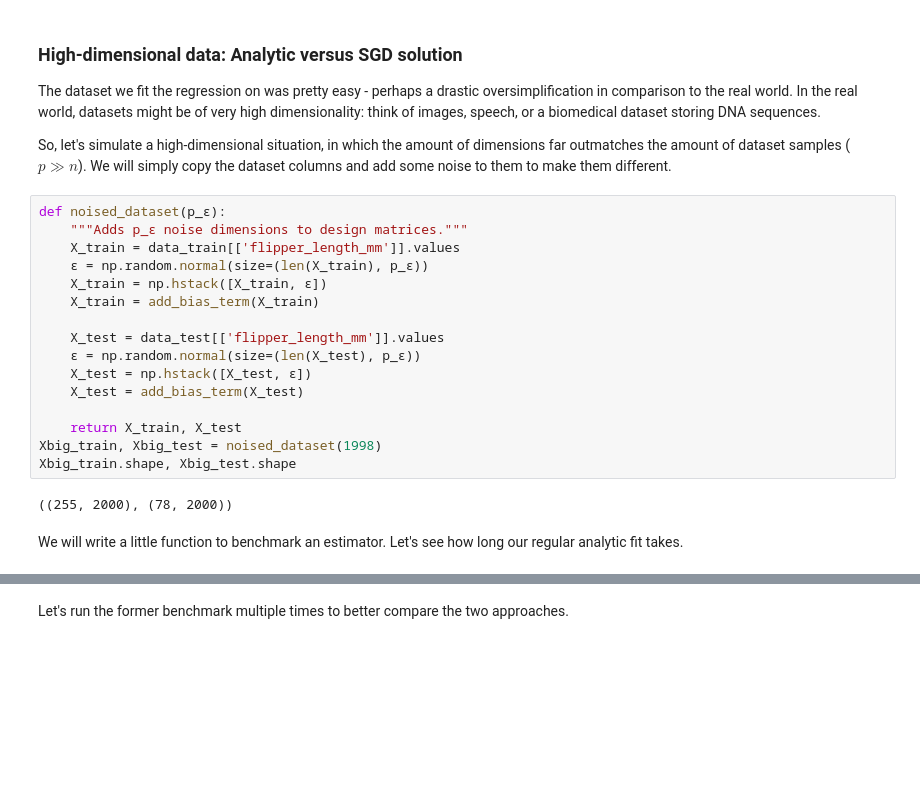
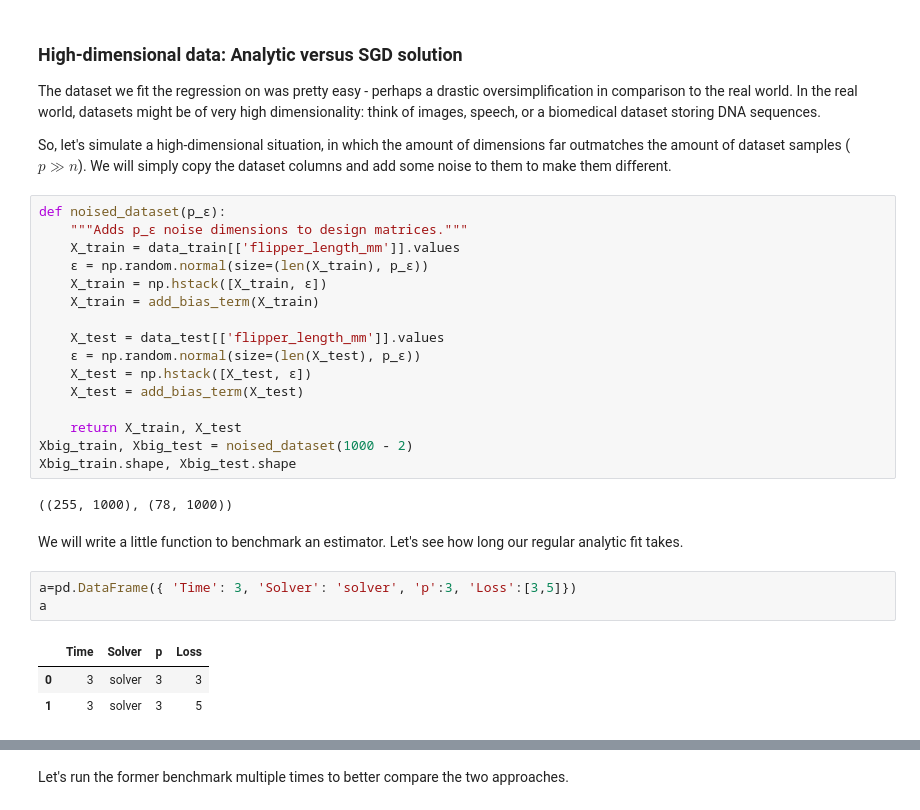
Before and after one commit to dunnkers/linear-regression-to-neural-networks, a Jupyter notebook: linear-regression.ipynb, the cells around one changed output, grey strips where cells are left out. Cells and saved outputs as stored; diff of their text form; blank space fills up the shorter version.

```diff
--- a/linear-regression.ipynb
+++ b/linear-regression.ipynb
@@ -169,10 +169,17 @@ def noised_dataset(p_ε):
     X_test = add_bias_term(X_test)
 
     return X_train, X_test
-Xbig_train, Xbig_test = noised_dataset(1998)
+Xbig_train, Xbig_test = noised_dataset(1000 - 2)
 Xbig_train.shape, Xbig_test.shape
 # %% [output]
-((255, 2000), (78, 2000))
+((255, 1000), (78, 1000))
 # %% [markdown]
 We will write a little function to benchmark an estimator. Let's see how long our regular analytic fit takes.
+# %%
+a=pd.DataFrame({ 'Time': 3, 'Solver': 'solver', 'p':3, 'Loss':[3,5]})
+a
+# %% [output]
+|  | Time | Solver | p | Loss |
+| 0 | 3 | solver | 3 | 3 |
+| 1 | 3 | solver | 3 | 5 |
 # %%
```
Also changed, not shown: parts of 14 cells of this notebook, 1 other file.
